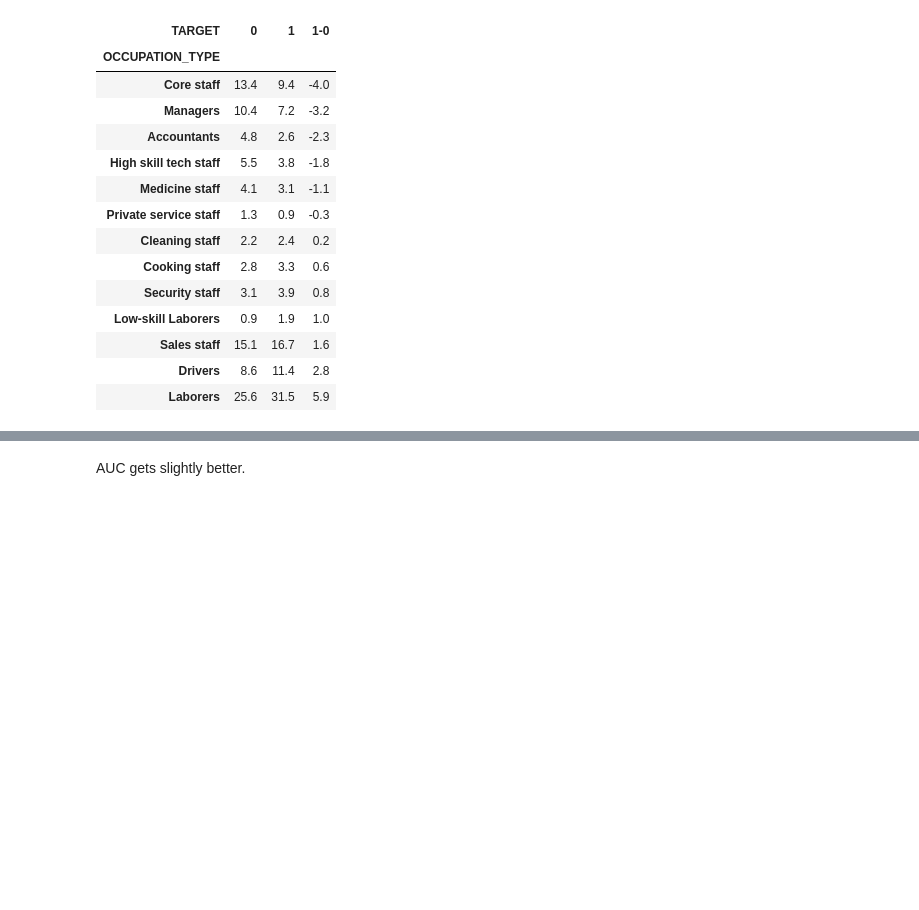
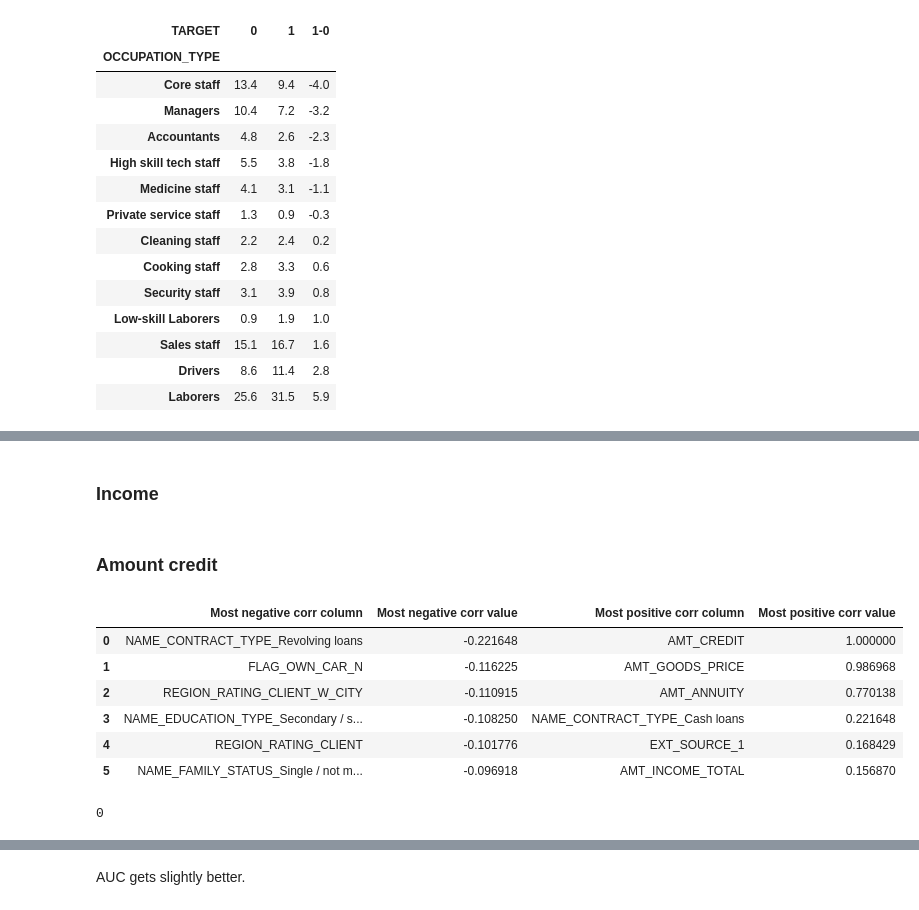
Before and after one commit to gukun770/Home-Credit, a Jupyter notebook: Home Credit Default Risk-Part 2.ipynb, the cells around one changed output, grey strips where cells are left out. Cells and saved outputs as stored; diff of their text form; code cells hidden in the pictures; blank space fills up the shorter version.

```diff
--- a/Home Credit Default Risk-Part 2.ipynb
+++ b/Home Credit Default Risk-Part 2.ipynb
@@ -964,0 +810,2 @@ jobs = temp.loc[(temp['1-0']>0.002) | (temp['1-0']<-0.002),:].index
+# %% [markdown]
+### Income
@@ -964,0 +835,16 @@ jobs = temp.loc[(temp['1-0']>0.002) | (temp['1-0']<-0.002),:].index
+# %% [markdown]
+### Amount credit
+# %%
+show_corr('AMT_CREDIT')
+# %% [output]
+|  | Most negative corr column | Most negative corr value | Most positive corr column | Most positive corr value |
+| 0 | NAME_CONTRACT_TYPE_Revolving loans | -0.221648 | AMT_CREDIT | 1.000000 |
+| 1 | FLAG_OWN_CAR_N | -0.116225 | AMT_GOODS_PRICE | 0.986968 |
+| 2 | REGION_RATING_CLIENT_W_CITY | -0.110915 | AMT_ANNUITY | 0.770138 |
+| 3 | NAME_EDUCATION_TYPE_Secondary / s... | -0.108250 | NAME_CONTRACT_TYPE_Cash loans | 0.221648 |
+| 4 | REGION_RATING_CLIENT | -0.101776 | EXT_SOURCE_1 | 0.168429 |
+| 5 | NAME_FAMILY_STATUS_Single / not m... | -0.096918 | AMT_INCOME_TOTAL | 0.156870 |
+# %%
+(application_train.AMT_ANNUITY==0).sum()
+# %% [output]
+0
```
Also changed, not shown: parts of 86 cells of this notebook.
